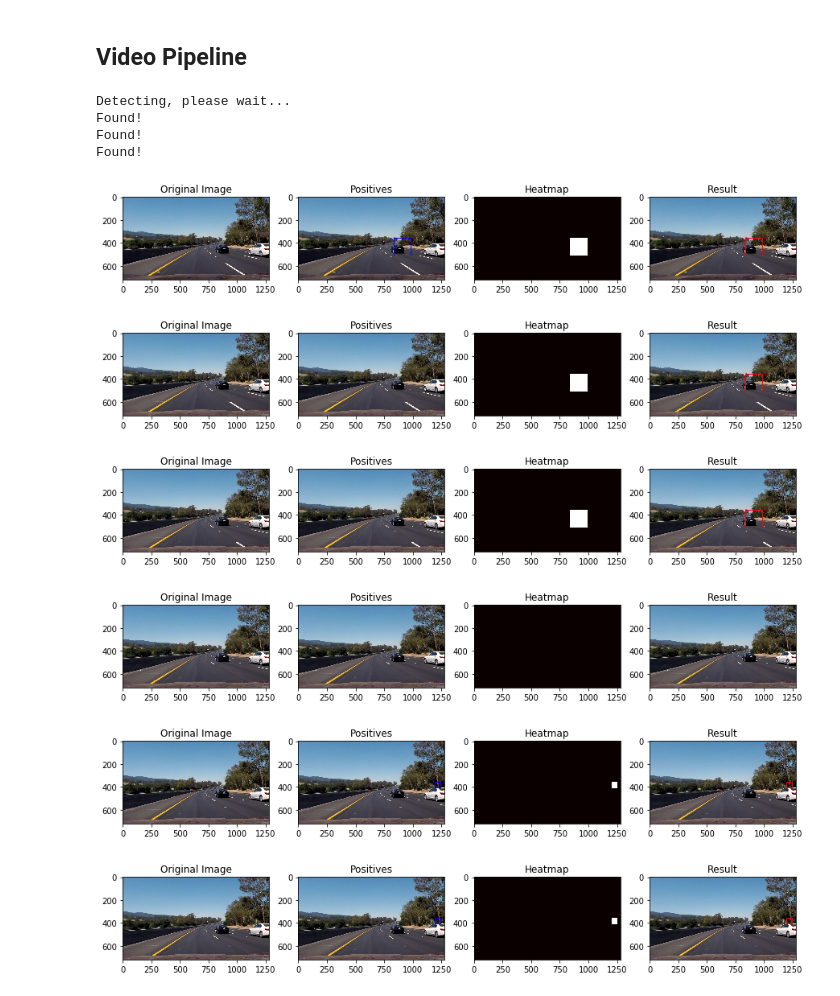
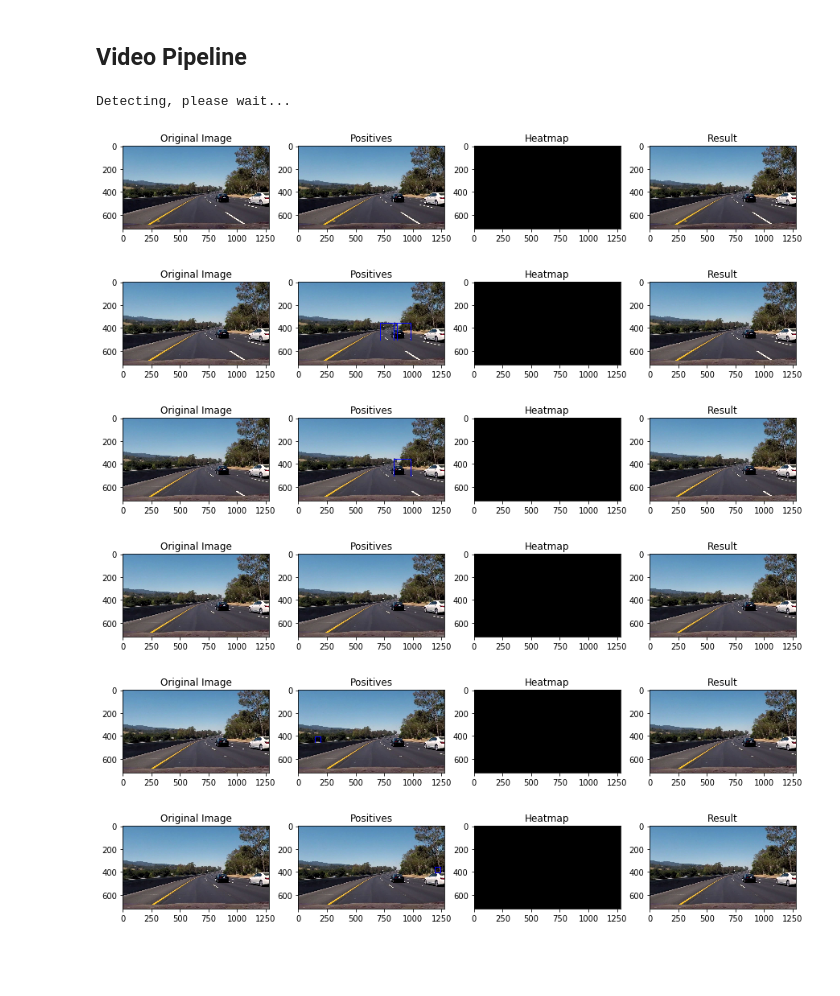
Before and after one commit to Maesla/Vehicle-Detection, a Jupyter notebook: vehicle_detection.ipynb, the cells around one changed output. Saved outputs shown, nothing was run; the diff lists cells and outputs as text; code cells hidden in the pictures; blank space fills up the shorter version.

```diff
--- a/vehicle_detection.ipynb
+++ b/vehicle_detection.ipynb
@@ -164,7 +169,7 @@ class Feature_Extractor():
 
     # Define a function to compute color histogram features
     # NEED TO CHANGE bins_range if reading .png files with mpimg!
-    def color_hist(self, img, nbins=32, bins_range=(0, 1)):
+    def color_hist(self, img, nbins=32, bins_range=(0, 256)):
         # Compute the histogram of the color channels separately
         channel1_hist = np.histogram(img[:,:,0], bins=nbins, range=bins_range)
         channel2_hist = np.histogram(img[:,:,1], bins=nbins, range=bins_range)
@@ -516,7 +520,7 @@ import matplotlib.pyplot as plt
 %matplotlib inline
 
 test_img_folder = './test_images/test4.jpg'
-test_image = mpimg.imread(test_img_folder)
+test_image = load_img(test_img_folder)
 
 window_creator = Window_Creator(window_size = (128, 128), overlap = (0.1, 0.1))
 image_with_window = window_creator.draw_windows(test_image)
@@ -758,12 +762,6 @@ class VehicleDetector():
 
     def detect(self, img):
         windows_full, windows = self.get_windows(img)
-        max_value = np.amax(img)
-        if (max_value > 1):
-            img = img /255
-            img = img.astype(np.float32)
-
-        #print(np.amax(img))
         self.windows_with_vehicle = []
         count = 0
         for window in windows_full:
@@ -774,13 +772,13 @@ class VehicleDetector():
             count = count + 1
             is_vehicle = self.simple_detector.is_vehicle(test_img)
             if (is_vehicle == True):
-                print("Found!")
+                #print("Found!")
                 self.windows_with_vehicle.append(window)
         #print(count)
         self.heatmap.feed(self.windows_with_vehicle)
 
         vehicles_detected_from_heatmap = self.heatmap.boxes
-        self.result = self.window_creator.draw_boxes(img*255, vehicles_detected_from_heatmap, color=(255, 0, 0), thick=4)
+        self.result = self.window_creator.draw_boxes(img, vehicles_detected_from_heatmap, color=(255, 0, 0), thick=4)
         return self.result
         #heatmap_img = self.heatmap.heatmap_img
         #heat_max = np.amax(heatmap_img)
@@ -804,7 +802,7 @@ class VehicleDetector():
         return windows
 # %%
 test_image_path = './test_images/test4.jpg'
-test_image = mpimg.imread(test_image_path)
+test_image = load_img(test_image_path)
 
 vehicle_detector = VehicleDetector(simpleClassifier, window_creator, heatmap)
 vehicle_detector.configure(threshold_frame = 1, threshold_heat = 0)
@@ -815,6 +813,6 @@ result = vehicle_detector.detect(test_image)
 f, (ax1, ax2) = plt.subplots(1, 2, figsize=(20,10))
 ax1.imshow(test_image)
 ax1.set_title('Original Image', fontsize=30)
-ax2.imshow(result*255)
+ax2.imshow(result)
 ax2.set_title('Vehicle Detection Image', fontsize=30)
 # %% [output]
@@ -824,51 +821,50 @@ Found!
 # %% [markdown]
 ## Video Pipeline
 # %%
+def heatmap_to_drawable(heatmap_img):
+    heat_max = np.amax(heatmap_img)
+    if (heat_max > 0):
+        heatmap_img = (heatmap_img/heat_max)*255.0
+    heatmap_rgb = np.dstack((heatmap_img, np.zeros_like(heatmap_img), np.zeros_like(heatmap_img)))
+    return heatmap_rgb
+
 def draw(vehicle_detector, img):
     #print(vehicle_detector.heatmap.queue.full_list)
     all_positives = window_creator.draw_boxes(img, vehicle_detector.windows_with_vehicle, color=(0, 0, 255), thick=4)
     #plt.imshow(heatmap.heatmap_img, cmap='hot')
-    heatmap_img = vehicle_detector.heatmap.heatmap_img
+    heatmap_img = heatmap_to_drawable(vehicle_detector.heatmap.heatmap_img)
     result = vehicle_detector.result
-
     f, (ax1, ax2, ax3, ax4) = plt.subplots(1, 4, figsize=(15,8))
     ax1.imshow(img)
     ax1.set_title('Original Image', fontsize=12)
     ax2.imshow(all_positives)
     ax2.set_title('Positives', fontsize=12)
-    ax3.imshow(heatmap_img, cmap = 'hot')
+    ax3.imshow(heatmap_img*255, cmap = 'hot')
     ax3.set_title('Heatmap', fontsize=12)
-    ax4.imshow(result*255)
+    ax4.imshow(result)
     ax4.set_title('Result', fontsize=12)
 
-def load(path):
-    im = cv2.imread(path)
-    return cv2.cvtColor(im, cv2.COLOR_BGR2RGB)
+burst = []
+burst.append(load_img('./test_images/burst/burst_01.jpg'))
+burst.append(load_img('./test_images/burst/burst_02.jpg'))
+burst.append(load_img('./test_images/burst/burst_03.jpg'))
+burst.append(load_img('./test_images/burst/burst_04.jpg'))
+burst.append(load_img('./test_images/burst/burst_05.jpg'))
+burst.append(load_img('./test_images/burst/burst_06.jpg'))
 
-burst = []
-burst.append(load('./test_images/burst/burst_01.jpg'))
-burst.append(load('./test_images/burst/burst_02.jpg'))
-burst.append(load('./test_images/burst/burst_03.jpg'))
-burst.append(load('./test_images/burst/burst_04.jpg'))
-burst.append(load('./test_images/burst/burst_05.jpg'))
-burst.append(load('./test_images/burst/burst_06.jpg'))
-
-vehicle_detector.configure(threshold_frame = 3, threshold_heat = 0)
+vehicle_detector.configure(threshold_frame = 3, threshold_heat = 3)
 print("Detecting, please wait...")
 for im in burst:
     vehicle_detector.detect(im)
     draw(vehicle_detector, im)
 # %% [output]
 Detecting, please wait...
-Found!
-Found!
-Found!
-[figure, old version]
+[figure, new version]
-[figure, old version]
+[figure, new version]
-[figure, old version]
+[figure, new version]
 [figure]
-[figure, old version]
+[figure, new version]
-[figure, old version]
+[figure, new version]
 # %%
 # Import everything needed to edit/save/watch video clips
 from moviepy.editor import VideoFileClip
```
Also changed, not shown: parts of 11 cells of this notebook, 3 other files.
